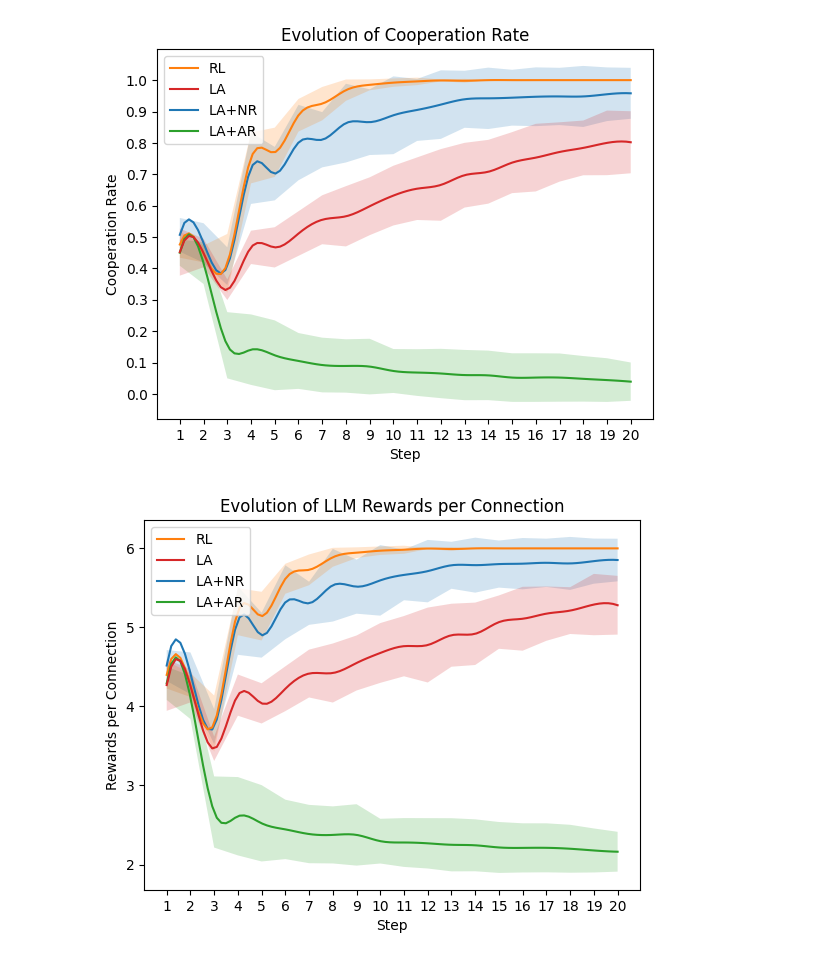
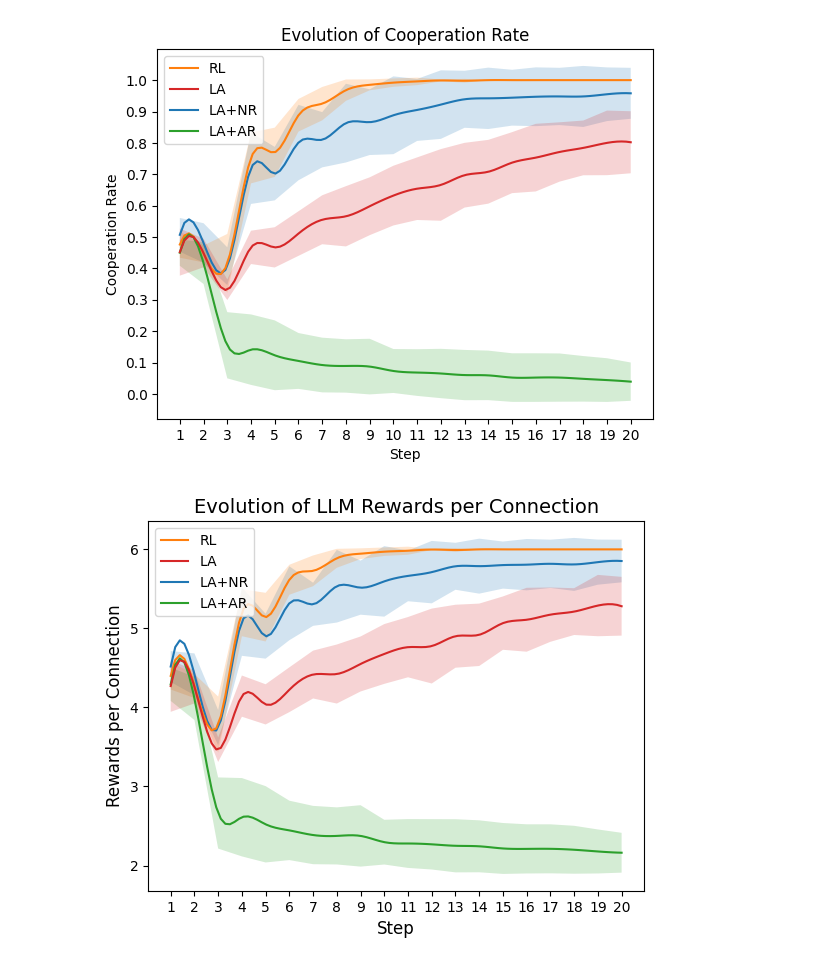
Before and after one commit to sepehrilami/LLM-RL, a Jupyter notebook: create_figures/visualizer.ipynb, the cells around one changed output. Drawn from its saved outputs; the diff is of its cells as text; code cells hidden in the pictures.

```diff
--- a/create_figures/visualizer.ipynb
+++ b/create_figures/visualizer.ipynb
@@ -136,38 +134,38 @@ LA_C ratio per steps: y: 0.6200500000000001
 x = range(1, 21)
 y = network_rewards_per_connection.mean(axis=0)
 std = network_rewards_per_connection.std(axis=0)
 # plt.plot(x, y, label='NR')
 
 f = interp1d(x, y, kind='cubic')
 x_smooth = np.linspace(1, 20, 100)
 y_smooth = f(x_smooth)
 plt.plot(x_smooth, y_smooth, label='LA+NR')
 plt.fill_between(x, y-std, y+std, alpha=0.2)
 for name in all_data_dict.keys():
     if 'reward_per_connection' in name:
         all_data_dict[name] = np.array(all_data_dict[name])
         y = all_data_dict[name].mean(axis=0)
         f = interp1d(x, y, kind='cubic')
         x_smooth = np.linspace(1, 20, 100)
         y_smooth = f(x_smooth)
         plt.plot(x_smooth, y_smooth, label=name.split('_')[0])
         std = all_data_dict[name].std(axis=0)
         # plt.plot(x, y, label=name.split('_')[0])
         plt.fill_between(x, y-std, y+std, alpha=0.2)
 
 # change the order of plots in the legend
 handles, labels = plt.gca().get_legend_handles_labels()
 order = [1, 3, 0, 2]
 plt.legend([handles[idx] for idx in order],[labels[idx] for idx in order], loc='upper left')
-plt.xlabel('Step')
-plt.ylabel('Rewards per Connection')
-plt.title(f'Evolution of LLM Rewards per Connection')
+plt.xlabel('Step', fontsize=12)
+plt.ylabel('Rewards per Connection', fontsize=12)
+plt.title(f'Evolution of LLM Rewards per Connection', fontsize=14)
 # make the x axis show integer only
 plt.xticks(np.arange(1, 21, 1.0))
-plt.savefig(os.path.join('figs/', f'Rewards_per_connection_evolution_curved.png'))
+plt.savefig(os.path.join('figs/', f'Rewards_per_connection_evolution_curved.png'), dpi=500)
 plt.show()
 # %% [output]
-[figure, old version]
+[figure, new version]
 # %%
 # plot pair actions for RL
 scenarios = ['RL', 'LA+AR', 'LA']
```
Also changed, not shown: parts of 5 cells of this notebook, 12 other files.
